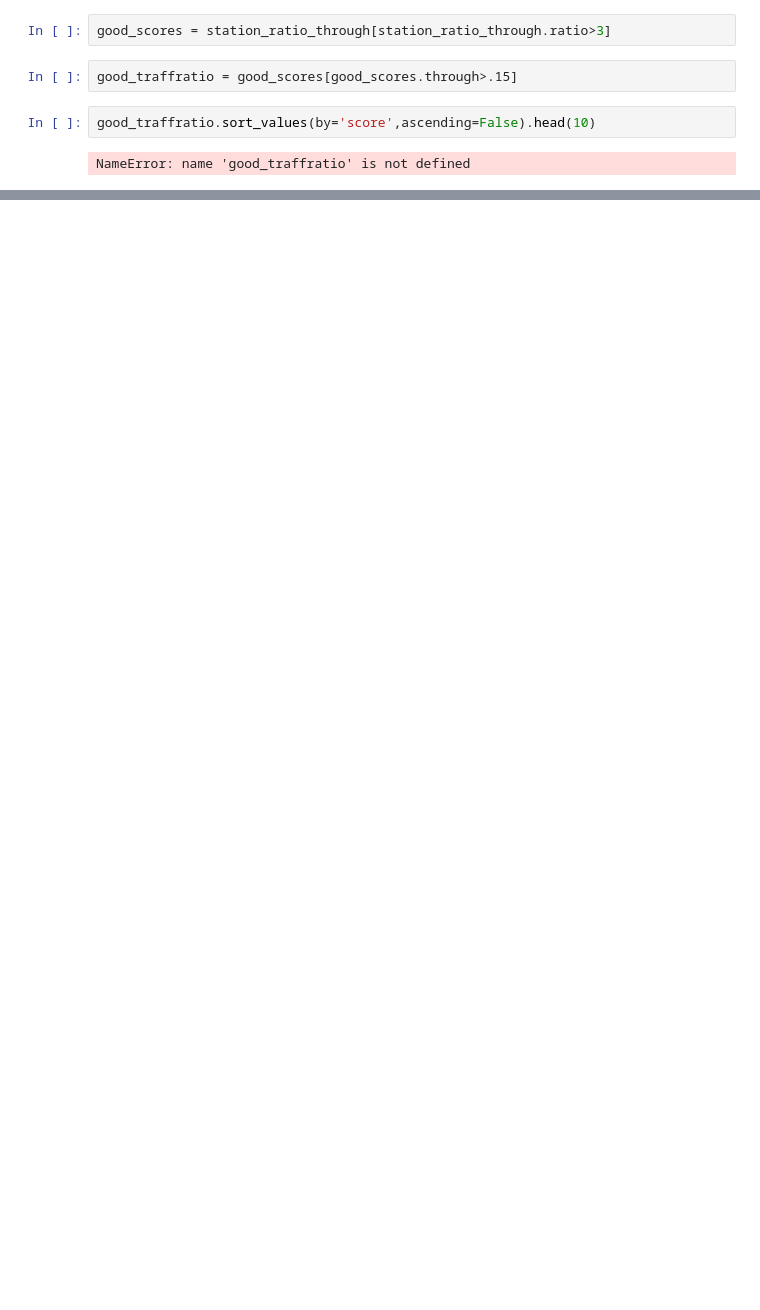
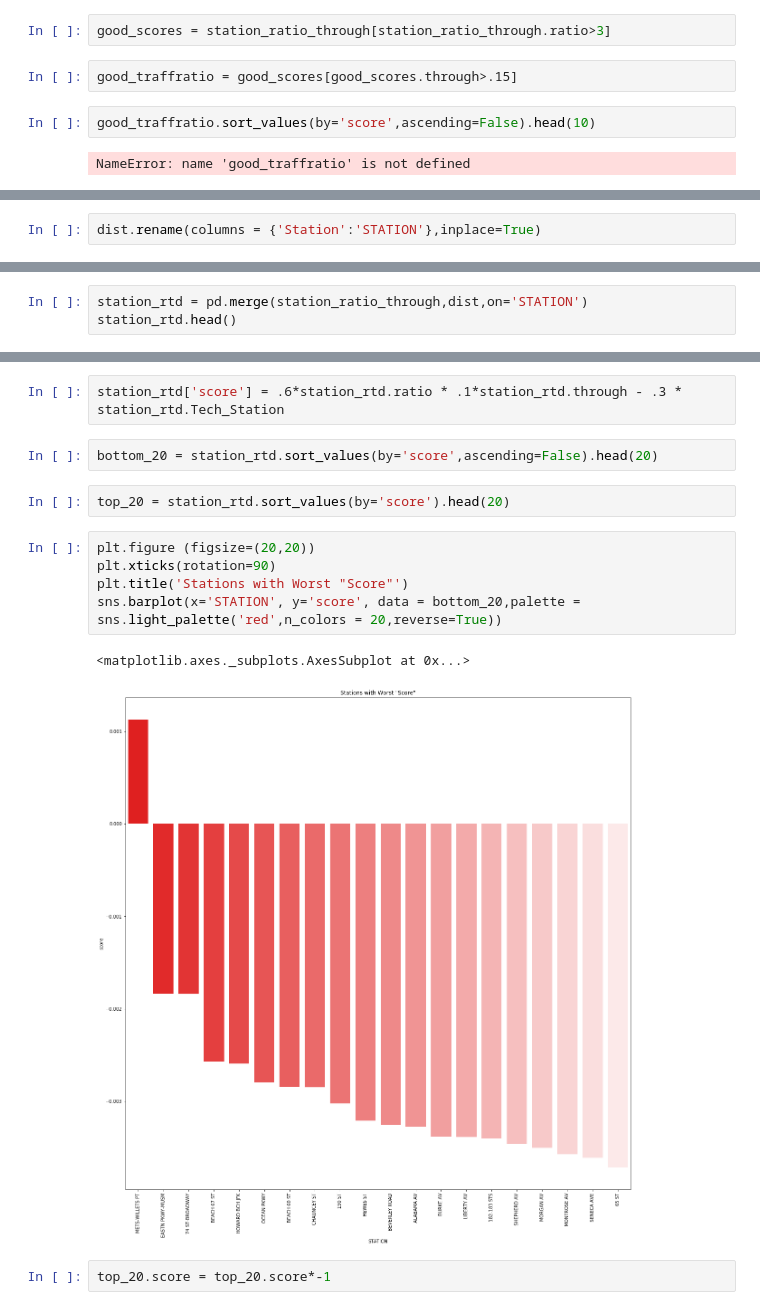
Before and after one commit to marenhamilton/MTA-Project, a Jupyter notebook: MTA_ratios.ipynb, the cells around one changed output, grey strips where cells are left out. Saved outputs shown, nothing was run; the diff lists cells and outputs as text; blank space fills up the shorter version.

```diff
--- a/MTA_ratios.ipynb
+++ b/MTA_ratios.ipynb
@@ -220,0 +225,2 @@ NameError: name 'good_traffratio' is not defined
+# %%
+dist.rename(columns = {'Station':'STATION'},inplace=True)
@@ -220,0 +247,3 @@ NameError: name 'good_traffratio' is not defined
+# %%
+station_rtd = pd.merge(station_ratio_through,dist,on='STATION')
+station_rtd.head()
@@ -220,0 +257,16 @@ NameError: name 'good_traffratio' is not defined
+# %%
+station_rtd['score'] = .6*station_rtd.ratio * .1*station_rtd.through - .3 * station_rtd.Tech_Station
+# %%
+bottom_20 = station_rtd.sort_values(by='score',ascending=False).head(20)
+# %%
+top_20 = station_rtd.sort_values(by='score').head(20)
+# %%
+plt.figure (figsize=(20,20))
+plt.xticks(rotation=90)
+plt.title('Stations with Worst "Score"')
+sns.barplot(x='STATION', y='score', data = bottom_20,palette = sns.light_palette('red',n_colors = 20,reverse=True))
+# %% [output]
+<matplotlib.axes._subplots.AxesSubplot at 0x...>
+[figure, added]
+# %%
+top_20.score = top_20.score*-1
```
Also changed, not shown: parts of 9 cells of this notebook, 3 other files.
